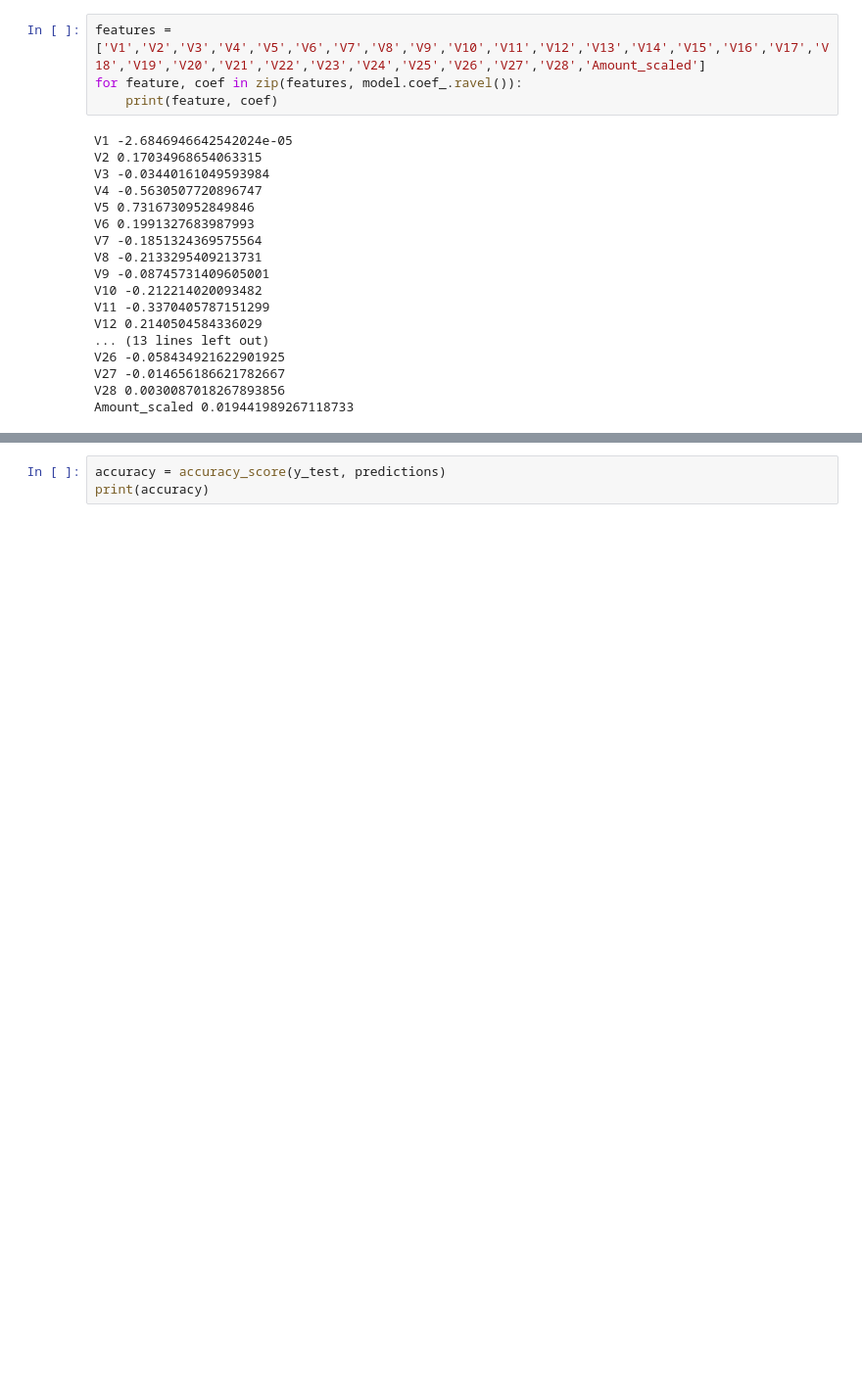
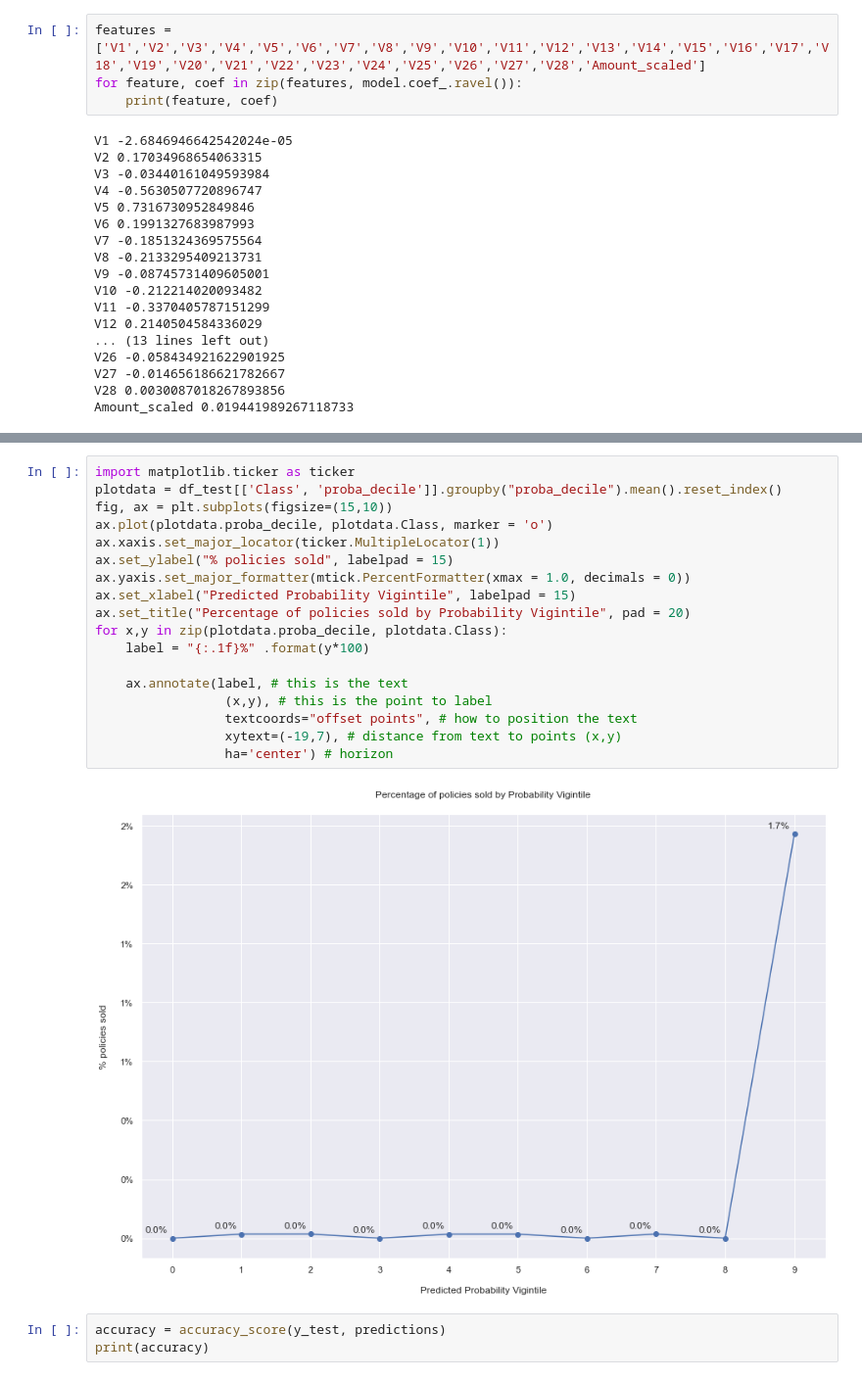
Before and after one commit to umangchaudhry/DSCaseStudy2-Credit-Fraud, a Jupyter notebook: Notebooks/LogisticRegression.ipynb, the cells around one changed output, grey strips where cells are left out. Shown at 98% size. Saved outputs shown, nothing was run; the diff lists cells and outputs as text; blank space fills up the shorter version.

```diff
--- a/Notebooks/LogisticRegression.ipynb
+++ b/Notebooks/LogisticRegression.ipynb
@@ -190,3 +203,23 @@ Text(0.5, 0, 'Decile')
+# %%
+import matplotlib.ticker as ticker
+plotdata = df_test[['Class', 'proba_decile']].groupby("proba_decile").mean().reset_index()
+fig, ax = plt.subplots(figsize=(15,10))
+ax.plot(plotdata.proba_decile, plotdata.Class, marker = 'o')
+ax.xaxis.set_major_locator(ticker.MultipleLocator(1))
+ax.set_ylabel("% policies sold", labelpad = 15)
+ax.yaxis.set_major_formatter(mtick.PercentFormatter(xmax = 1.0, decimals = 0))
+ax.set_xlabel("Predicted Probability Vigintile", labelpad = 15)
+ax.set_title("Percentage of policies sold by Probability Vigintile", pad = 20)
+for x,y in zip(plotdata.proba_decile, plotdata.Class):
+    label = "{:.1f}%" .format(y*100)
+
+    ax.annotate(label, # this is the text
+                 (x,y), # this is the point to label
+                 textcoords="offset points", # how to position the text
+                 xytext=(-19,7), # distance from text to points (x,y)
+                 ha='center') # horizon
+# %% [output]
+[figure, added]
 # %%
 accuracy = accuracy_score(y_test, predictions)
 print(accuracy)
```
Also changed, not shown: parts of 5 cells of this notebook, 6 other files.
